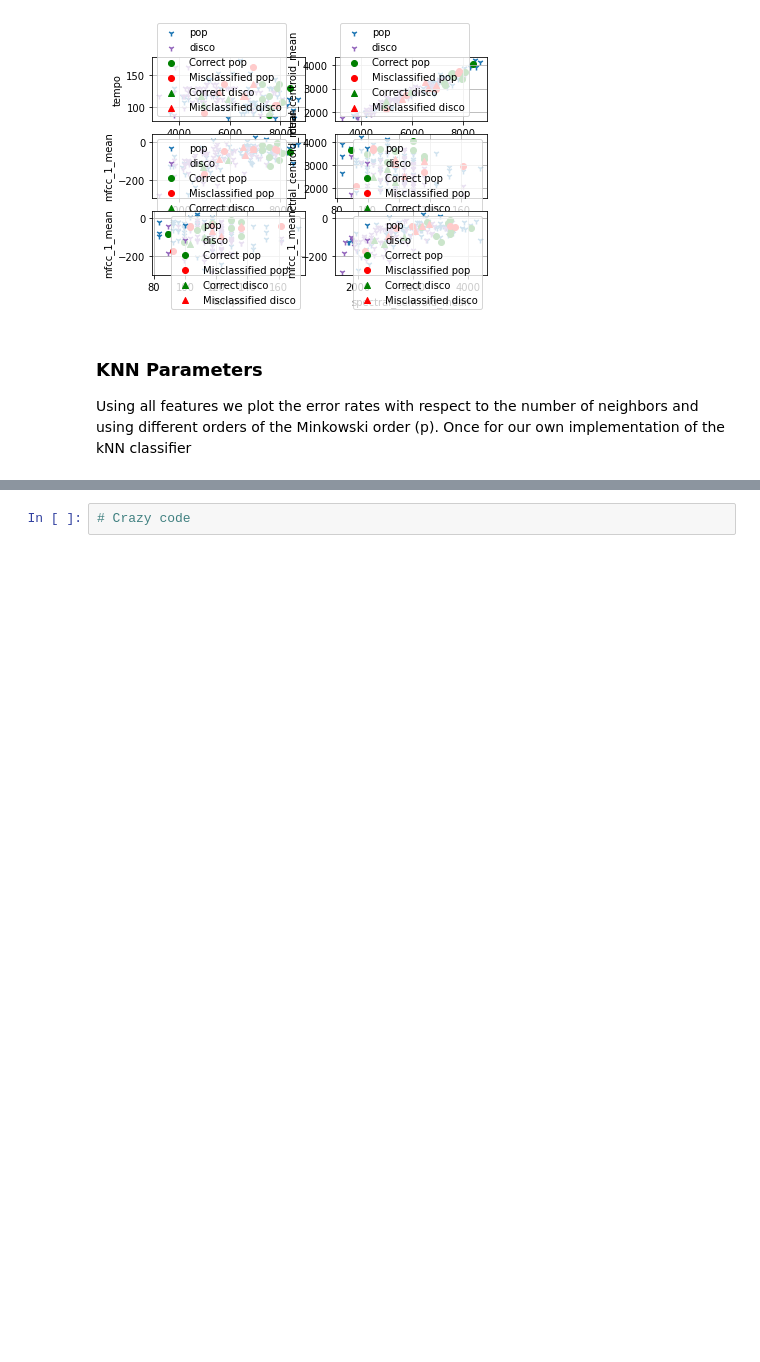
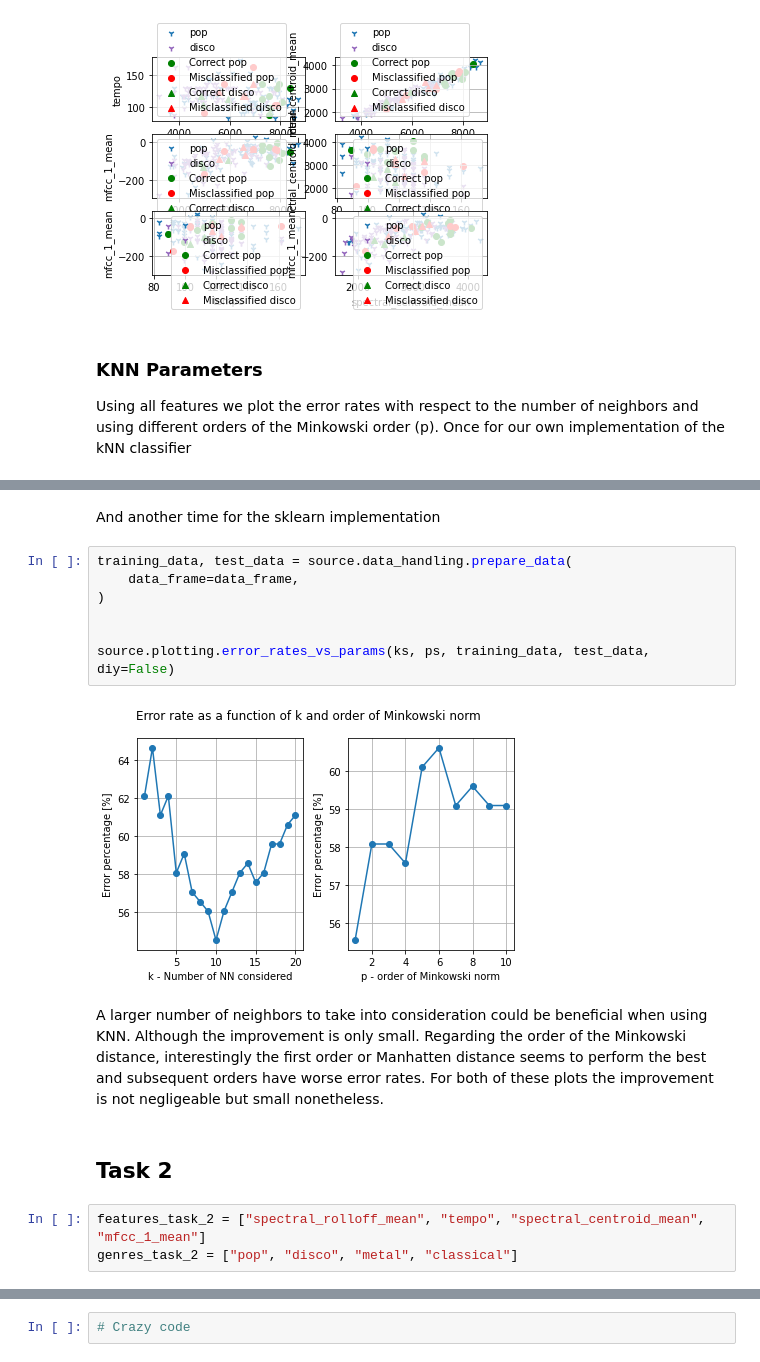
Before and after one commit to nicbres/ttt4275-music-classification, a Jupyter notebook: run.ipynb, the cells around one changed output, grey strips where cells are left out. Saved outputs shown, nothing was run; the diff lists cells and outputs as text; blank space fills up the shorter version.

```diff
--- a/run.ipynb
+++ b/run.ipynb
@@ -126,0 +138,19 @@ Once for our own implementation of the kNN classifier
+# %% [markdown]
+And another time for the sklearn implementation
+# %%
+training_data, test_data = source.data_handling.prepare_data(
+    data_frame=data_frame,
+)
+
+
+source.plotting.error_rates_vs_params(ks, ps, training_data, test_data, diy=False)
+# %% [output]
+[figure, added]
+# %% [markdown]
+A larger number of neighbors to take into consideration could be beneficial when using KNN. Although the improvement is only small. Regarding the order of the Minkowski distance, interestingly the first order or Manhatten distance seems to perform the best and subsequent orders have worse error rates.
+For both of these plots the improvement is not negligeable but small nonetheless.
+# %% [markdown]
+## Task 2
+# %%
+features_task_2 = ["spectral_rolloff_mean", "tempo", "spectral_centroid_mean", "mfcc_1_mean"]
+genres_task_2 = ["pop", "disco", "metal", "classical"]
```
Also changed, not shown: parts of 12 cells of this notebook.
